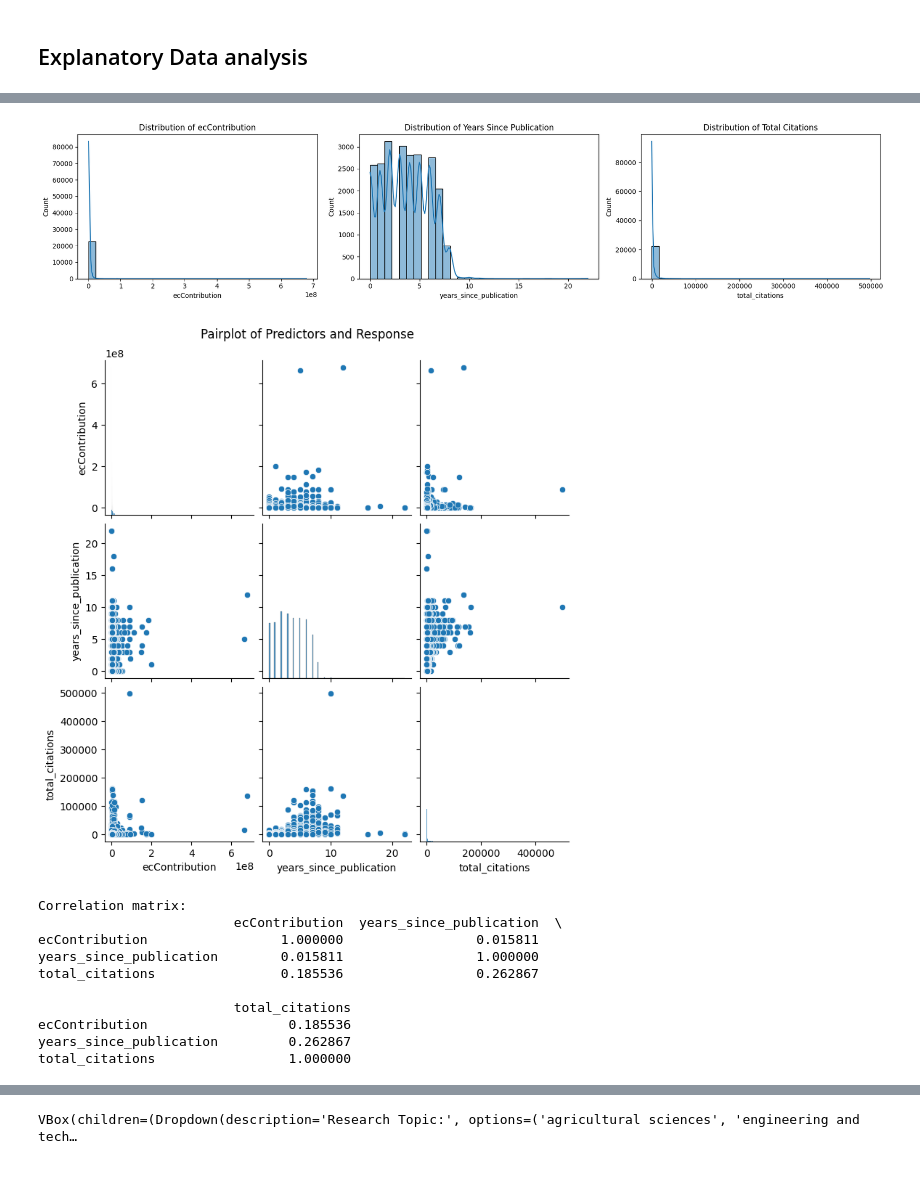
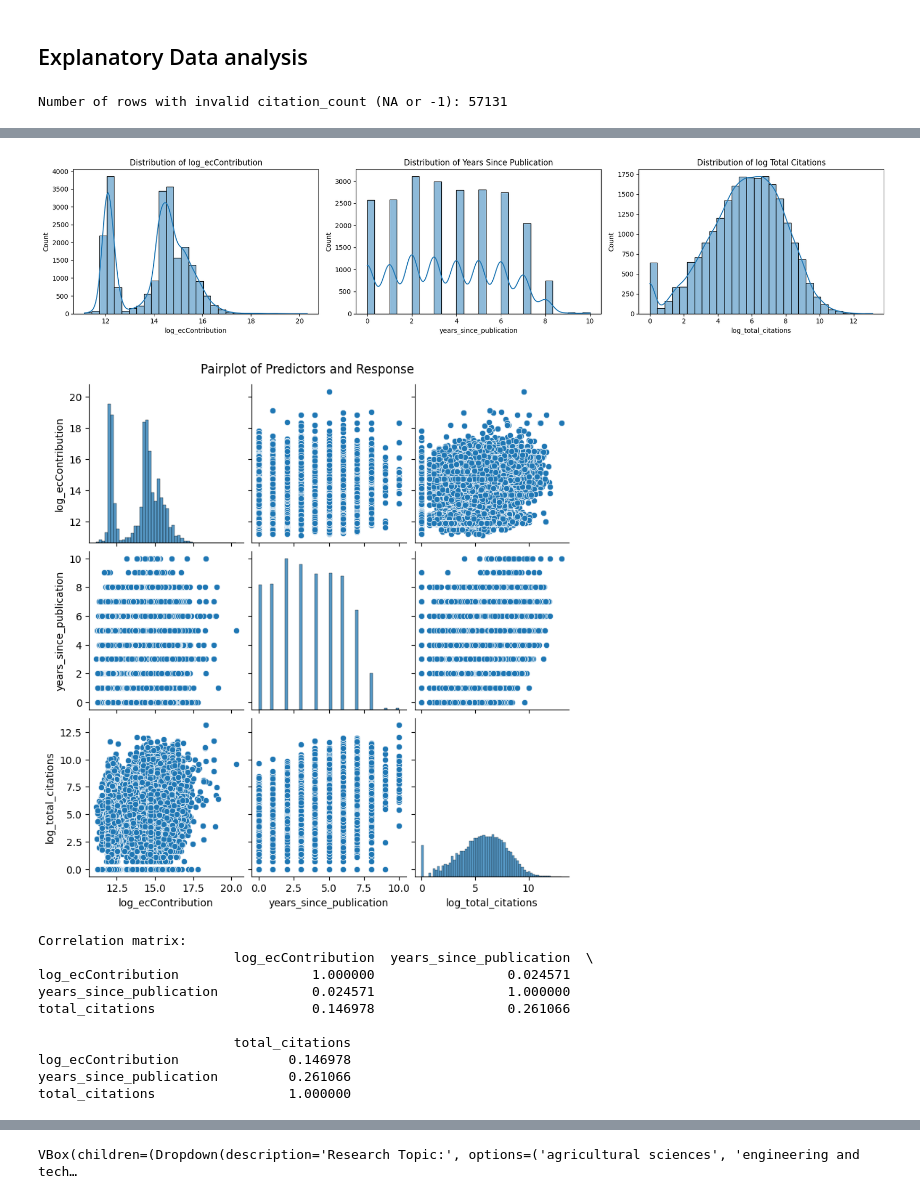
Before and after one commit to mariejatsun/Modern-Data-Analytics-, a Jupyter notebook: analyze.ipynb, the cells around one changed output, grey strips where cells are left out. Cells and saved outputs as stored; diff of their text form; code cells hidden in the pictures.

```diff
--- a/analyze.ipynb
+++ b/analyze.ipynb
@@ -1030,9 +1030,17 @@ import pandas as pd
 # Optional: add a 'Year' column for convenience
 df_pubs_cat['Year'] = pd.to_numeric(df_pubs_cat['publishedYear'], errors='coerce').astype('Int64')
 
+# Filter valid citation counts
+df_pubs_cat_valid = df_pubs_cat[(df_pubs_cat['citation_count'].notna()) & (df_pubs_cat['citation_count'] != -1)]
+
+# Print how many are not valid
+n_invalid = len(df_pubs_cat) - len(df_pubs_cat_valid)
+print(f"Number of rows with invalid citation_count (NA or -1): {n_invalid}")
+
+
 # 1. Aggregate total citations per project
 project_citations = (
-    df_pubs_cat.groupby('projectID')
+    df_pubs_cat_valid.groupby('projectID')
     .agg(total_citations=('citation_count', 'sum'))
     .reset_index()
 )
@@ -1083,38 +1091,63 @@ df_reg = project_citations.merge(project_funding, on='projectID', how='left') \
 # Drop rows with missing values in any explanatory variable
 df_reg = df_reg.dropna(subset=['ecContribution', 'country', 'category', 'total_citations', 'years_since_publication'])
 df_reg = df_reg[df_reg['years_since_publication'] >= 0]
+# %% [output]
+Number of rows with invalid citation_count (NA or -1): 57131
 # %%
+df = df_reg.copy()
 # Use the filtered regression dataset
-df = df_reg  # Should already be defined as in previous cells
+# Remove outliers
+outliers = df[(df['years_since_publication'] > 10)]
+df = df[~df['projectID'].isin(outliers['projectID'])]
+df = df.reset_index(drop=True)
+
+# Calculate 95th percentiles
+# Add log-transformed columns (log1p handles zeros)
+df['log_total_citations'] = np.log1p(df['total_citations'])
+df['log_ecContribution'] = np.log1p(df['ecContribution'])
+
+
+#cit95 = df_reg['total_citations'].quantile(0.95)
+#fund95 = df_reg['ecContribution'].quantile(0.95)
+#year95 = df_reg['years_since_publication'].quantile(0.95)
+
+# Filter out rows above any of these thresholds
+#df_reg_filtered = df_reg[
+#    (df_reg['total_citations'] <= cit95) &
+#    (df_reg['ecContribution'] <= fund95) &
+#    (df_reg['years_since_publication'] <= year95)
+#].copy()
+
+  # Should already be defined as in previous cells
 
 # 1. Summary statistics for numerical predictors and response
 print("Summary statistics:")
-print(df[['ecContribution', 'years_since_publication', 'total_citations']].describe())
+print(df[['log_ecContribution', 'years_since_publication', 'log_total_citations']].describe())
 
 # 2. Histograms for each numerical variable
 fig, axes = plt.subplots(1, 3, figsize=(18, 4))
-sns.histplot(df['ecContribution'], bins=30, ax=axes[0], kde=True)
-axes[0].set_title('Distribution of ecContribution')
-axes[0].set_xlabel('ecContribution')
+sns.histplot(df['log_ecContribution'], bins=30, ax=axes[0], kde=True)
+axes[0].set_title('Distribution of log_ecContribution')
+axes[0].set_xlabel('log_ecContribution')
 
 sns.histplot(df['years_since_publication'], bins=30, ax=axes[1], kde=True)
 axes[1].set_title('Distribution of Years Since Publication')
 axes[1].set_xlabel('years_since_publication')
 
-sns.histplot(df['total_citations'], bins=30, ax=axes[2], kde=True)
-axes[2].set_title('Distribution of Total Citations')
-axes[2].set_xlabel('total_citations')
+sns.histplot(df['log_total_citations'], bins=30, ax=axes[2], kde=True)
+axes[2].set_title('Distribution of log Total Citations')
+axes[2].set_xlabel('log_total_citations')
 
 plt.tight_layout()
 plt.show()
 
 # 3. Pairplot for numerical variables (scatterplots + histograms)
-sns.pairplot(df[['ecContribution', 'years_since_publication', 'total_citations']])
+sns.pairplot(df[['log_ecContribution', 'years_since_publication', 'log_total_citations']])
 plt.suptitle('Pairplot of Predictors and Response', y=1.02)
 plt.show()
 
 # 4. Correlation matrix
-corr = df[['ecContribution', 'years_since_publication', 'total_citations']].corr()
+corr = df[['log_ecContribution', 'years_since_publication', 'total_citations']].corr()
 print("Correlation matrix:")
 print(corr)
 
@@ -1124,11 +1157,4 @@ sns.heatmap(corr, annot=True, cmap='coolwarm', fmt=".2f")
 plt.title('Correlation Matrix')
 plt.tight_layout()
 plt.show()
-
-
-# Remove outliers
-#outliers = df_reg[(df_reg['total_citations'] > 13000) & (df_reg['ecContribution'] > 3e8)]
-#print("Outlier projects:\n", outliers[['projectID', 'total_citations', 'ecContribution']])
-#df_reg = df_reg[~df_reg['projectID'].isin(outliers['projectID'])]
-#df_reg = df_reg.reset_index(drop=True)
 # %% [output]
@@ -1145,12 +1178,12 @@ max      6.788000e+08                22.000000    496850.000000
-[figure, old version]
+[figure, new version]
-[figure, old version]
+[figure, new version]
 Correlation matrix:
-                         ecContribution  years_since_publication  \
-ecContribution                 1.000000                 0.015811
-years_since_publication        0.015811                 1.000000
-total_citations                0.185536                 0.262867
+                         log_ecContribution  years_since_publication  \
+log_ecContribution                 1.000000                 0.024571
+years_since_publication            0.024571                 1.000000
+total_citations                    0.146978                 0.261066
 
                          total_citations
-ecContribution                  0.185536
-years_since_publication         0.262867
+log_ecContribution              0.146978
+years_since_publication         0.261066
 total_citations                 1.000000
```
Also changed, not shown: parts of 8 cells of this notebook, 1 other file.
